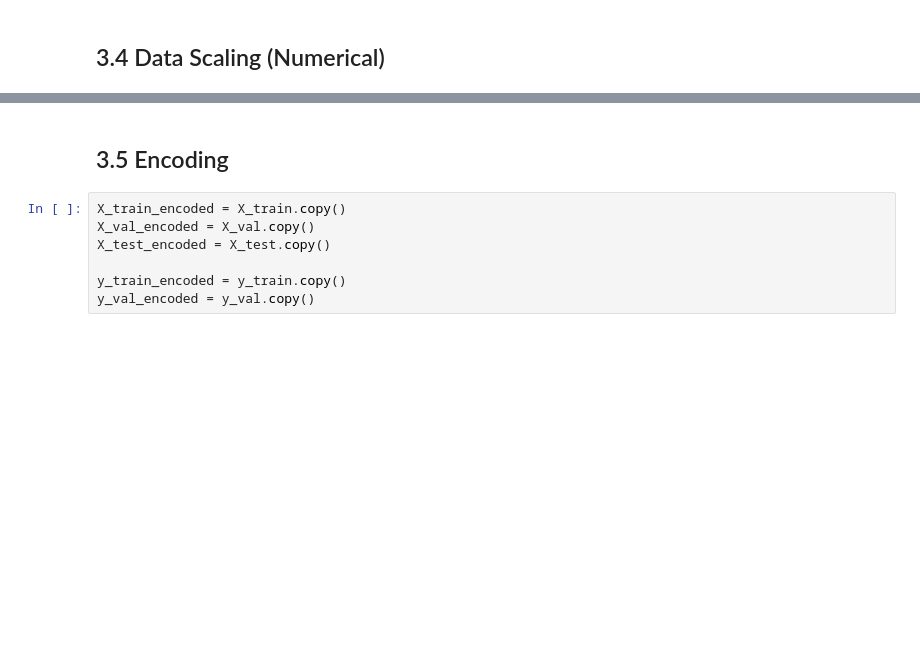
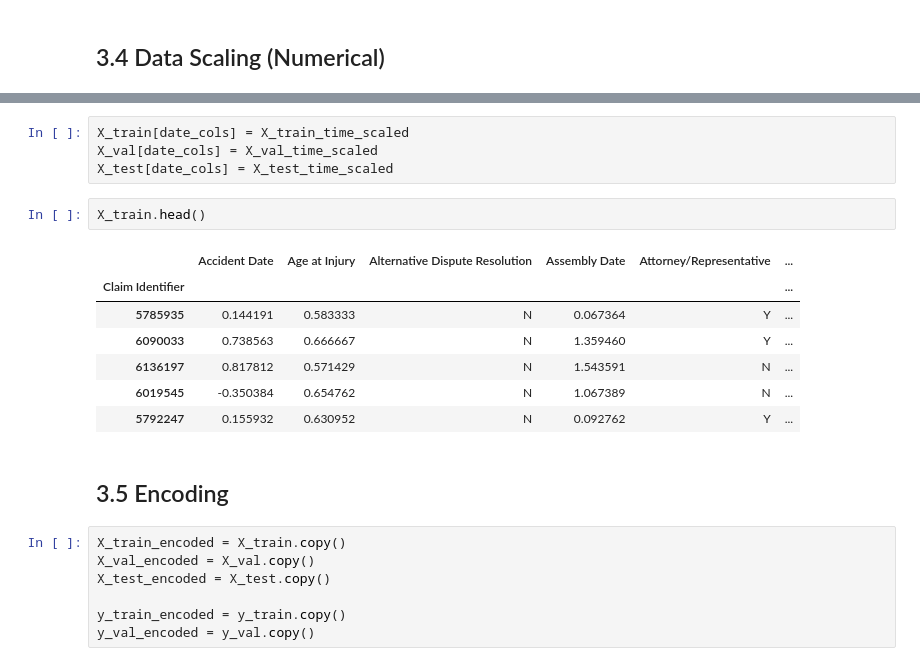
Before and after one commit to tmnstraub/ML_Group36, a Jupyter notebook: src/Group36_joined.ipynb, the cells around one changed output, grey strips where cells are left out. Cells and saved outputs as stored; diff of their text form; blank space fills up the shorter version.

```diff
--- a/src/Group36_joined.ipynb
+++ b/src/Group36_joined.ipynb
@@ -1290,3 +1321,17 @@ X_train_num_scaled
+# %%
+X_train[date_cols] = X_train_time_scaled
+X_val[date_cols] = X_val_time_scaled
+X_test[date_cols] = X_test_time_scaled
+# %%
+X_train.head()
+# %% [output]
+|  | Accident Date | Age at Injury | Alternative Dispute Resolution | Assembly Date | Attorney/Representative | ... |
+| Claim Identifier |  |  |  |  |  | ... |
+| 5785935 | 0.144191 | 0.583333 | N | 0.067364 | Y | ... |
+| 6090033 | 0.738563 | 0.666667 | N | 1.359460 | Y | ... |
+| 6136197 | 0.817812 | 0.571429 | N | 1.543591 | N | ... |
+| 6019545 | -0.350384 | 0.654762 | N | 1.067389 | N | ... |
+| 5792247 | 0.155932 | 0.630952 | N | 0.092762 | Y | ... |
 # %% [markdown]
 ## 3.5 Encoding
 # %%
```
Also changed, not shown: parts of 28 cells of this notebook.
